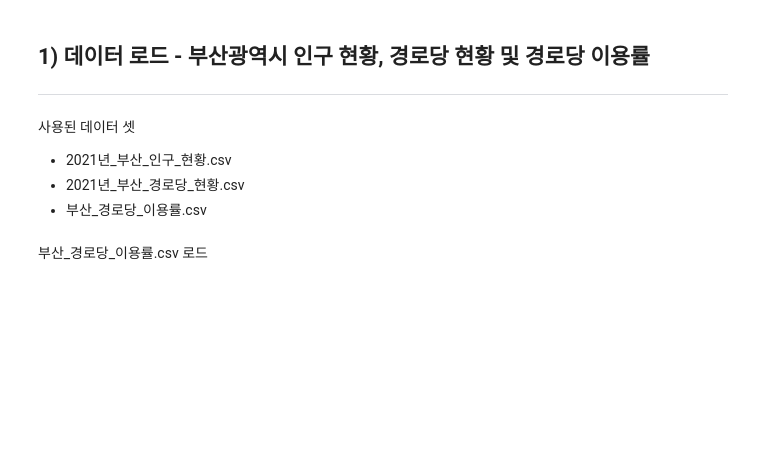
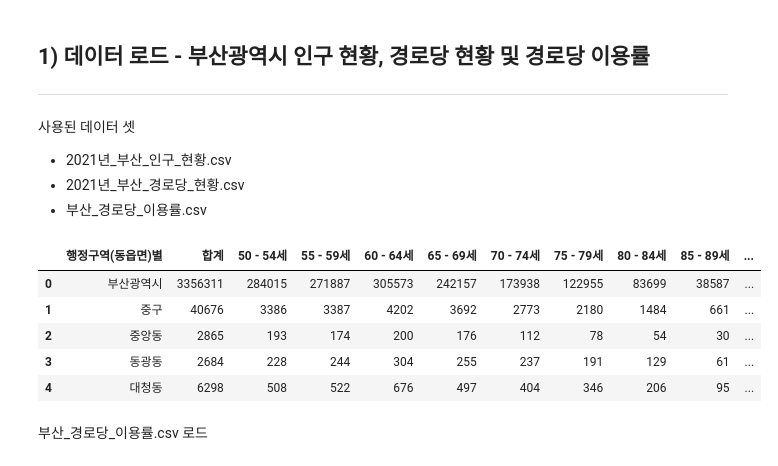
Before and after one commit to jhparkland/Data_Analytics_for_Age_friendly_busan, a Jupyter notebook: Busan_Senior_Center(BSC)의_시급한_개선을_위한_입지_분석_모델.ipynb, the cells around one changed output. Cells and saved outputs as stored; diff of their text form; code cells hidden in the pictures; blank space fills up the shorter version.

```diff
--- a/Busan_Senior_Center(BSC)의_시급한_개선을_위한_입지_분석_모델.ipynb
+++ b/Busan_Senior_Center(BSC)의_시급한_개선을_위한_입지_분석_모델.ipynb
@@ -62,8 +98,15 @@ from shapely.geometry import Polygon
 - 2021년_부산_경로당_현황.csv
 - 부산_경로당_이용률.csv
 # %%
-df_population = pd.read_csv("2020_부산-50~100.csv",encoding='UTF-8')
+df_population = pd.read_csv("/2020_부산-50~100.csv",encoding='UTF-8')
 df_population.head(5)
+# %% [output]
+|  | 행정구역(동읍면)별 | 합계 | 50 - 54세 | 55 - 59세 | 60 - 64세 | 65 - 69세 | 70 - 74세 | 75 - 79세 | 80 - 84세 | 85 - 89세 | ... |
+| 0 | 부산광역시 | 3356311 | 284015 | 271887 | 305573 | 242157 | 173938 | 122955 | 83699 | 38587 | ... |
+| 1 | 중구 | 40676 | 3386 | 3387 | 4202 | 3692 | 2773 | 2180 | 1484 | 661 | ... |
+| 2 | 중앙동 | 2865 | 193 | 174 | 200 | 176 | 112 | 78 | 54 | 30 | ... |
+| 3 | 동광동 | 2684 | 228 | 244 | 304 | 255 | 237 | 191 | 129 | 61 | ... |
+| 4 | 대청동 | 6298 | 508 | 522 | 676 | 497 | 404 | 346 | 206 | 95 | ... |
 # %% [markdown]
 부산_경로당_이용률.csv 로드
 # %%
```
Also changed, not shown: parts of 32 cells of this notebook.
